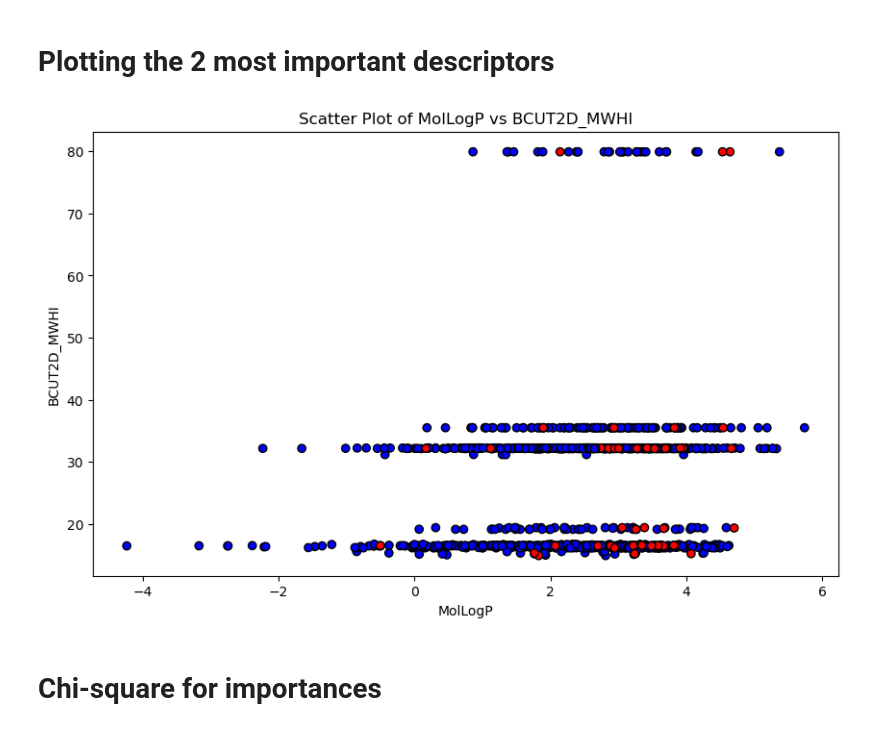
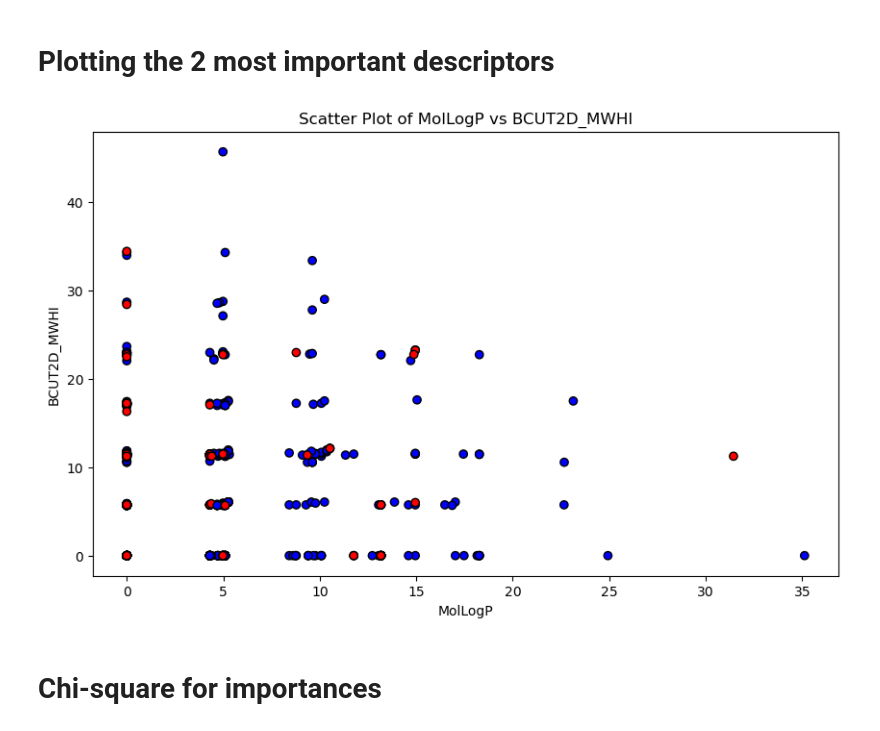
Before and after one commit to annebiemans/Group16, a Jupyter notebook: group_assignment_part1.ipynb, the cells around one changed output. Cells and saved outputs as stored; diff of their text form; code cells hidden in the pictures.

```diff
--- a/group_assignment_part1.ipynb
+++ b/group_assignment_part1.ipynb
@@ -268,16 +268,16 @@ plt.show()
 # %%
 # Create a color array based on the condition
 colors = ['red' if inhibition == 1 else 'blue' for inhibition in data_raw["ERK2_inhibition"]]
 
 # Plot the data points with the specified colors
 plt.figure(figsize=(10, 6))
-plt.scatter(df_filtered_molecules["MolLogP"], df_filtered_molecules["BCUT2D_MWHI"], c=colors, edgecolor='k')
+plt.scatter(df_filtered_molecules['PEOE_VSA4'], df_filtered_molecules['SMR_VSA9'], c=colors, edgecolor='k')
 plt.xlabel("MolLogP")
 plt.ylabel("BCUT2D_MWHI")
 plt.title("Scatter Plot of MolLogP vs BCUT2D_MWHI")
 plt.show()
 # %% [output]
-[figure, old version]
+[figure, new version]
 # %% [markdown]
 # Chi-square for importances
 # %%
```
Also changed, not shown: parts of 6 cells of this notebook.
